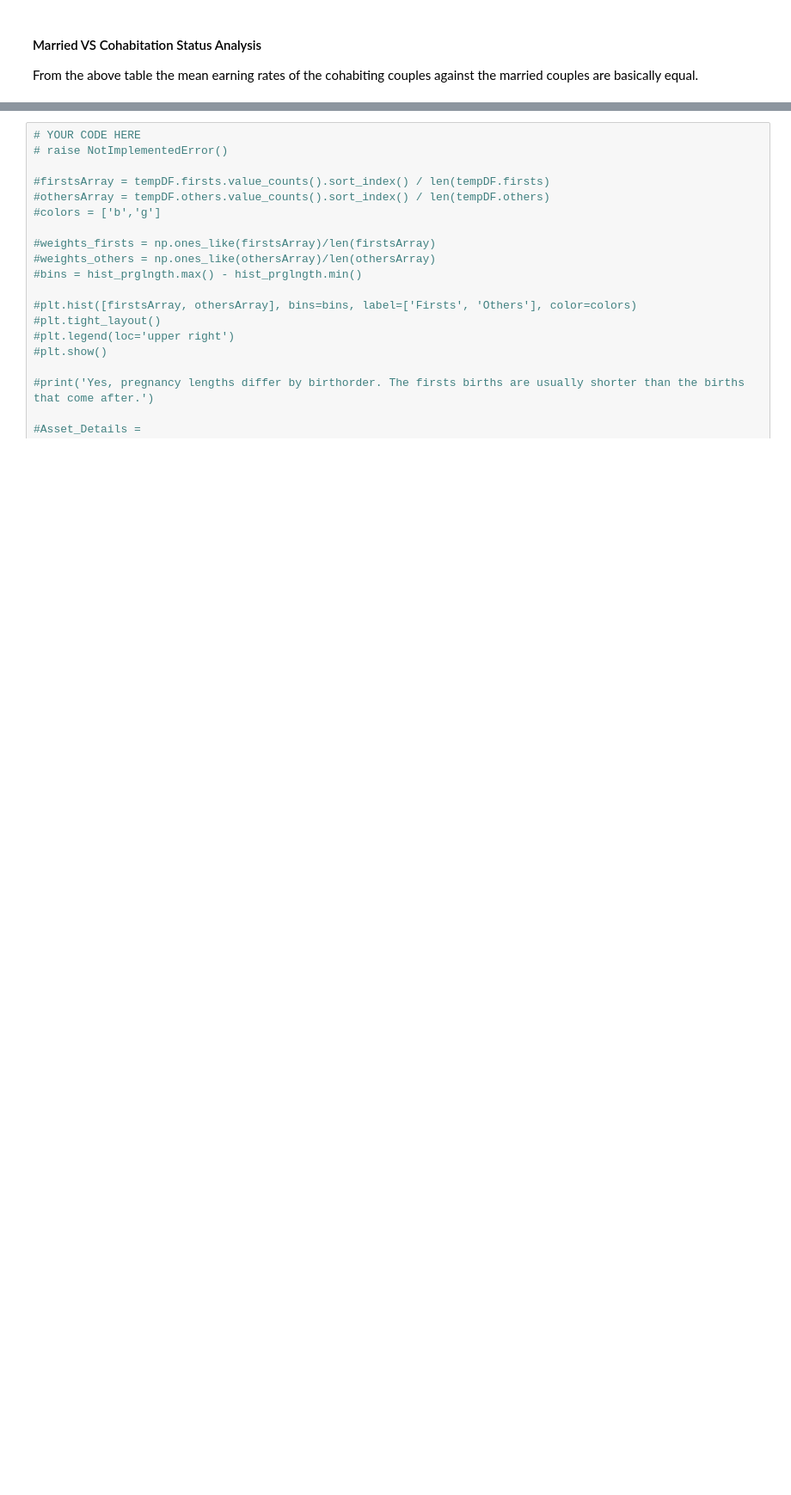
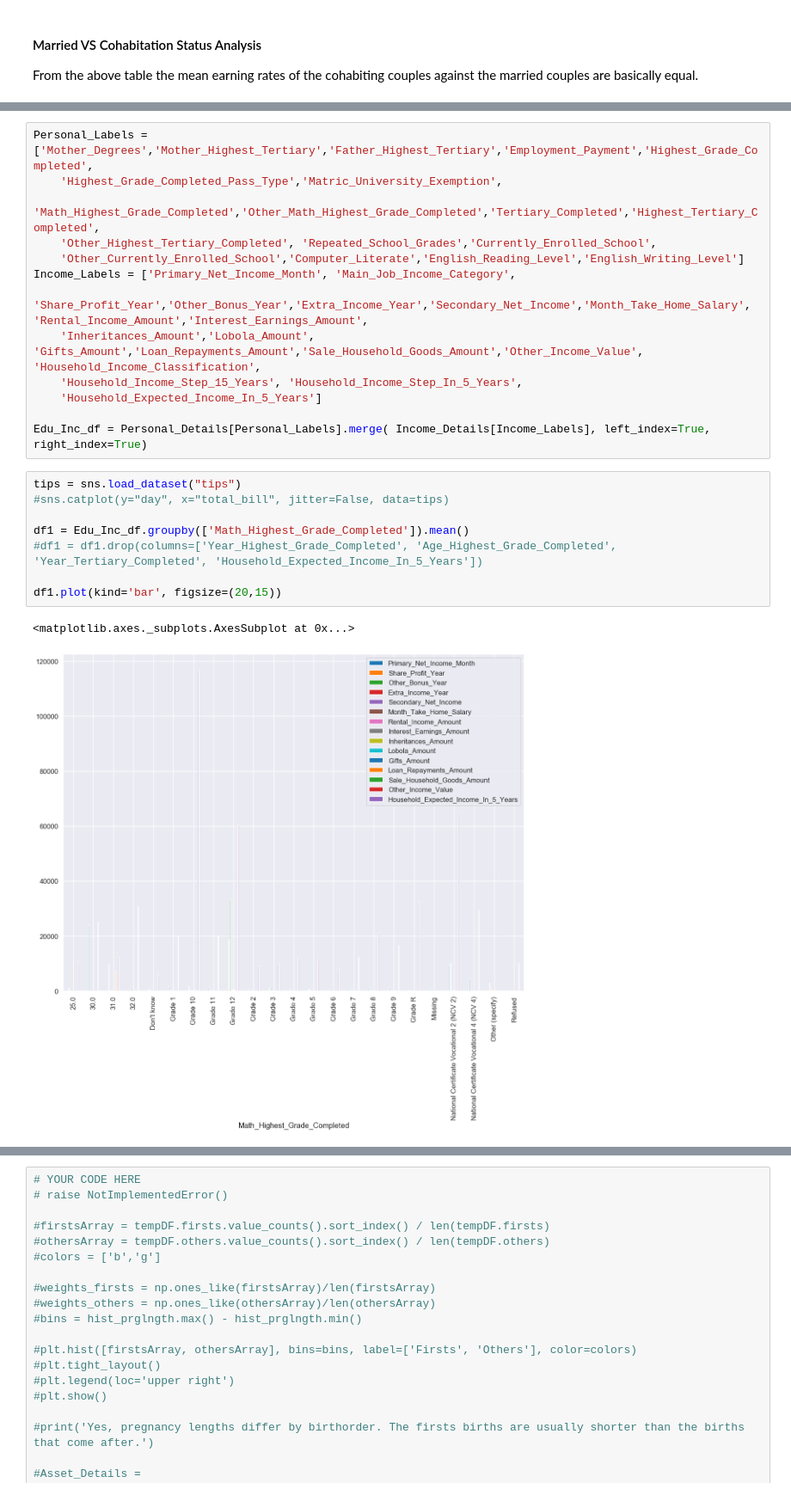
Before and after one commit to DAE-Mini-Project/DEA-Code, a Jupyter notebook: DaeCode.ipynb, the cells around one changed output, grey strips where cells are left out. Shown at 86% size. Cells and saved outputs as stored; diff of their text form; blank space fills up the shorter version.

```diff
--- a/DaeCode.ipynb
+++ b/DaeCode.ipynb
@@ -1576,3 +1713,27 @@ From the above table the mean earning rates of the cohabiting couples against th
     19) Computer_Literate
     20) English_Reading_Level
     21) English_Writing_Level
+# %%
+Personal_Labels = ['Mother_Degrees','Mother_Highest_Tertiary','Father_Highest_Tertiary','Employment_Payment','Highest_Grade_Completed',
+    'Highest_Grade_Completed_Pass_Type','Matric_University_Exemption',
+    'Math_Highest_Grade_Completed','Other_Math_Highest_Grade_Completed','Tertiary_Completed','Highest_Tertiary_Completed',
+    'Other_Highest_Tertiary_Completed', 'Repeated_School_Grades','Currently_Enrolled_School',
+    'Other_Currently_Enrolled_School','Computer_Literate','English_Reading_Level','English_Writing_Level']
+Income_Labels = ['Primary_Net_Income_Month', 'Main_Job_Income_Category',
+    'Share_Profit_Year','Other_Bonus_Year','Extra_Income_Year','Secondary_Net_Income','Month_Take_Home_Salary', 'Rental_Income_Amount','Interest_Earnings_Amount',
+    'Inheritances_Amount','Lobola_Amount', 'Gifts_Amount','Loan_Repayments_Amount','Sale_Household_Goods_Amount','Other_Income_Value', 'Household_Income_Classification',
+    'Household_Income_Step_15_Years', 'Household_Income_Step_In_5_Years',
+    'Household_Expected_Income_In_5_Years']
+
+Edu_Inc_df = Personal_Details[Personal_Labels].merge( Income_Details[Income_Labels], left_index=True, right_index=True)
+# %%
+tips = sns.load_dataset("tips")
+#sns.catplot(y="day", x="total_bill", jitter=False, data=tips)
+
+df1 = Edu_Inc_df.groupby(['Math_Highest_Grade_Completed']).mean()
+#df1 = df1.drop(columns=['Year_Highest_Grade_Completed', 'Age_Highest_Grade_Completed', 'Year_Tertiary_Completed', 'Household_Expected_Income_In_5_Years'])
+
+df1.plot(kind='bar', figsize=(20,15))
+# %% [output]
+<matplotlib.axes._subplots.AxesSubplot at 0x...>
+[figure, added]
```
Also changed, not shown: parts of 16 cells of this notebook, 3 other files.
